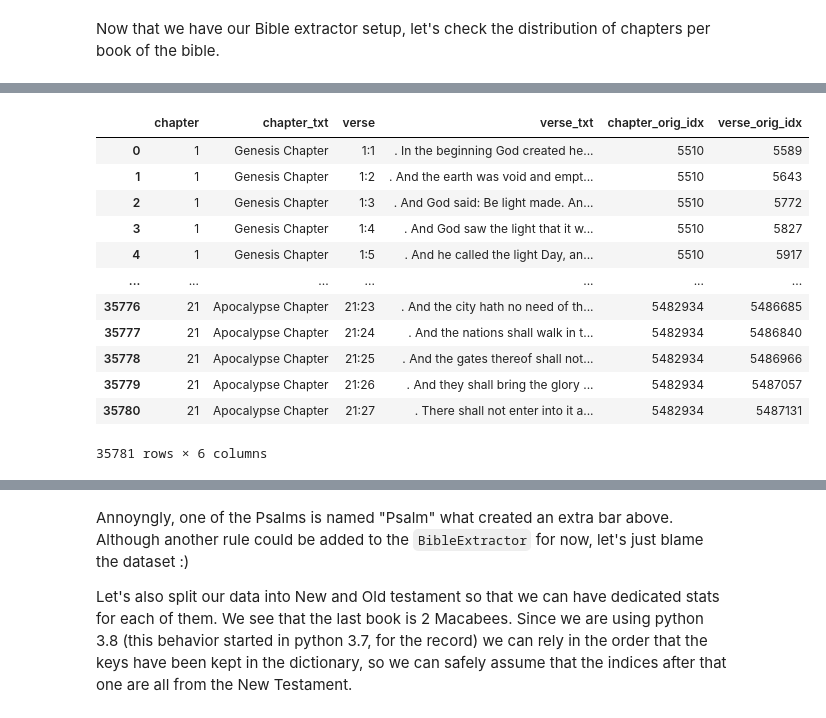
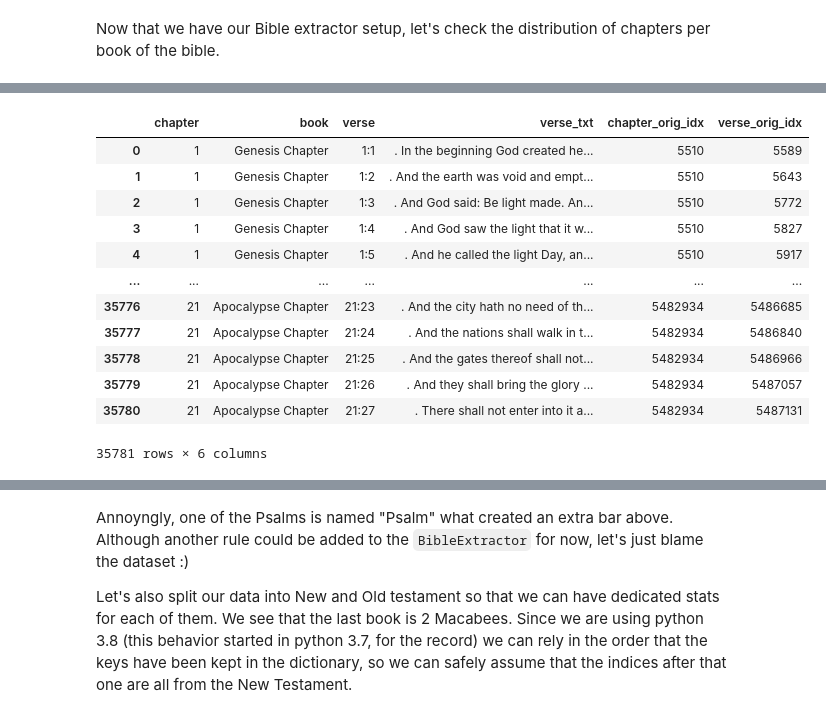
Before and after one commit to rafa-coding-projects/bible-nlp, a Jupyter notebook: eda.ipynb, the cells around one changed output, grey strips where cells are left out. Cells and saved outputs as stored; diff of their text form; code cells hidden in the pictures.

```diff
--- a/eda.ipynb
+++ b/eda.ipynb
@@ -57,41 +57,41 @@ verses
  ...}
 # %%
 chapter_idx_lst = list(chapters.keys())
-chapter_txt_lst = list(chapters.values())
+book_txt_lst = list(chapters.values())
 
 bible_dict = {}
 
 for chapter_idx  in range(len(chapter_idx_lst) - 1):
     for verse_idx, verse_text in verses.items():
         if chapter_idx_lst[chapter_idx] <= verse_idx <= chapter_idx_lst[chapter_idx + 1]:
 
             # Extract number from verse and chapter
             v_num = re.findall(r"\d+:\d+", verses[verse_idx])[0]
             v_txt = verses[verse_idx].replace(v_num, "")
 
-            c_num = re.findall(r"\d+", chapter_txt_lst[chapter_idx])[0]
-            c_txt = chapter_txt_lst[chapter_idx].replace(c_num, "")
+            c_num = re.findall(r"\d+", book_txt_lst[chapter_idx])[0]
+            c_txt = book_txt_lst[chapter_idx].replace(c_num, "")
 
             if len(bible_dict) == 0:
 
                 bible_dict["chapter"] = [c_num]
-                bible_dict["chapter_txt"] = [c_txt]
+                bible_dict["book"] = [c_txt]
                 bible_dict["verse"] = [v_num]
                 bible_dict["verse_txt"] = [v_txt]
                 bible_dict["chapter_orig_idx"] = [chapter_idx_lst[chapter_idx]]
                 bible_dict["verse_orig_idx"] = [verse_idx]
             else:
                 bible_dict["chapter"].append(c_num)
-                bible_dict["chapter_txt"].append(c_txt)
+                bible_dict["book"].append(c_txt)
                 bible_dict["verse"].append(v_num)
                 bible_dict["verse_txt"].append(v_txt)
                 bible_dict["chapter_orig_idx"].append(chapter_idx_lst[chapter_idx])
                 bible_dict["verse_orig_idx"].append(verse_idx)
 
 df = pd.DataFrame(bible_dict)
 df
 # %% [output]
-|  | chapter | chapter_txt | verse | verse_txt | chapter_orig_idx | verse_orig_idx |
+|  | chapter | book | verse | verse_txt | chapter_orig_idx | verse_orig_idx |
 | 0 | 1 | Genesis Chapter | 1:1 | . In the beginning God created he... | 5510 | 5589 |
 | 1 | 1 | Genesis Chapter | 1:2 | . And the earth was void and empt... | 5510 | 5643 |
 | 2 | 1 | Genesis Chapter | 1:3 | . And God said: Be light made. An... | 5510 | 5772 |
```
Also changed, not shown: parts of 23 cells of this notebook, 9 other files.
